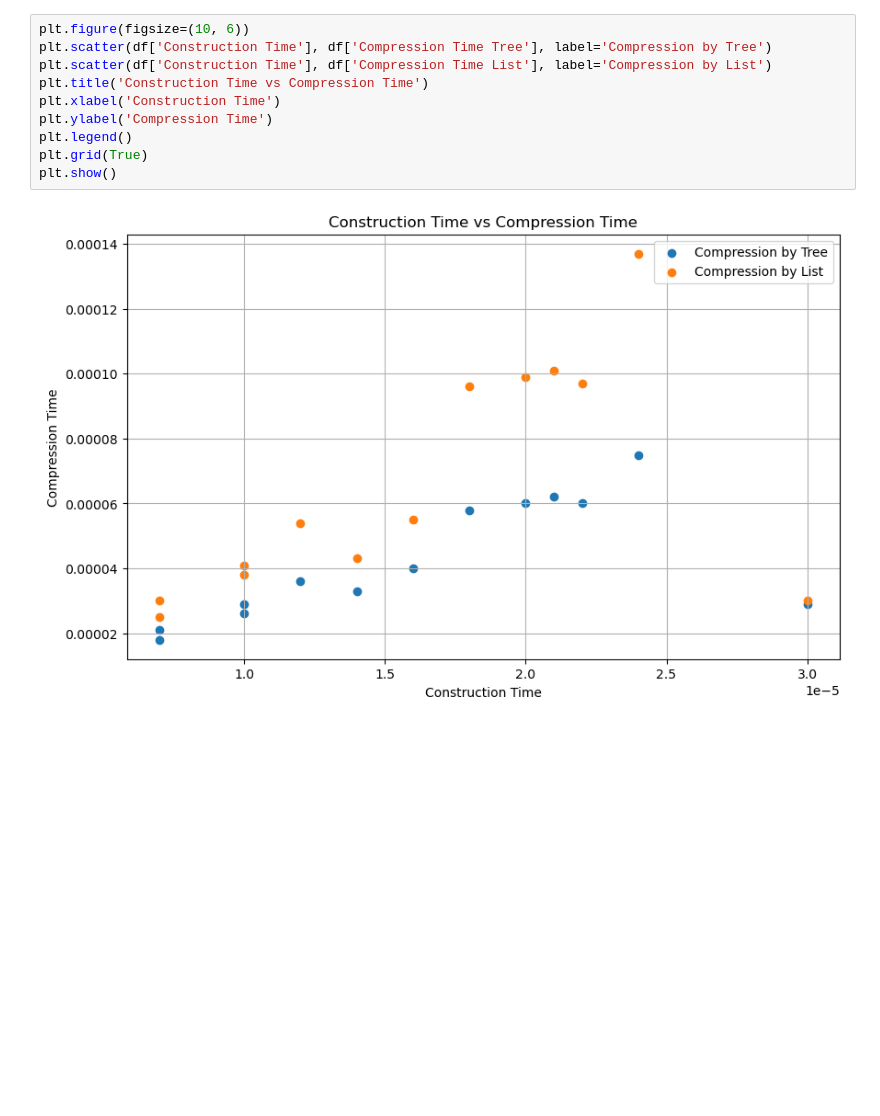
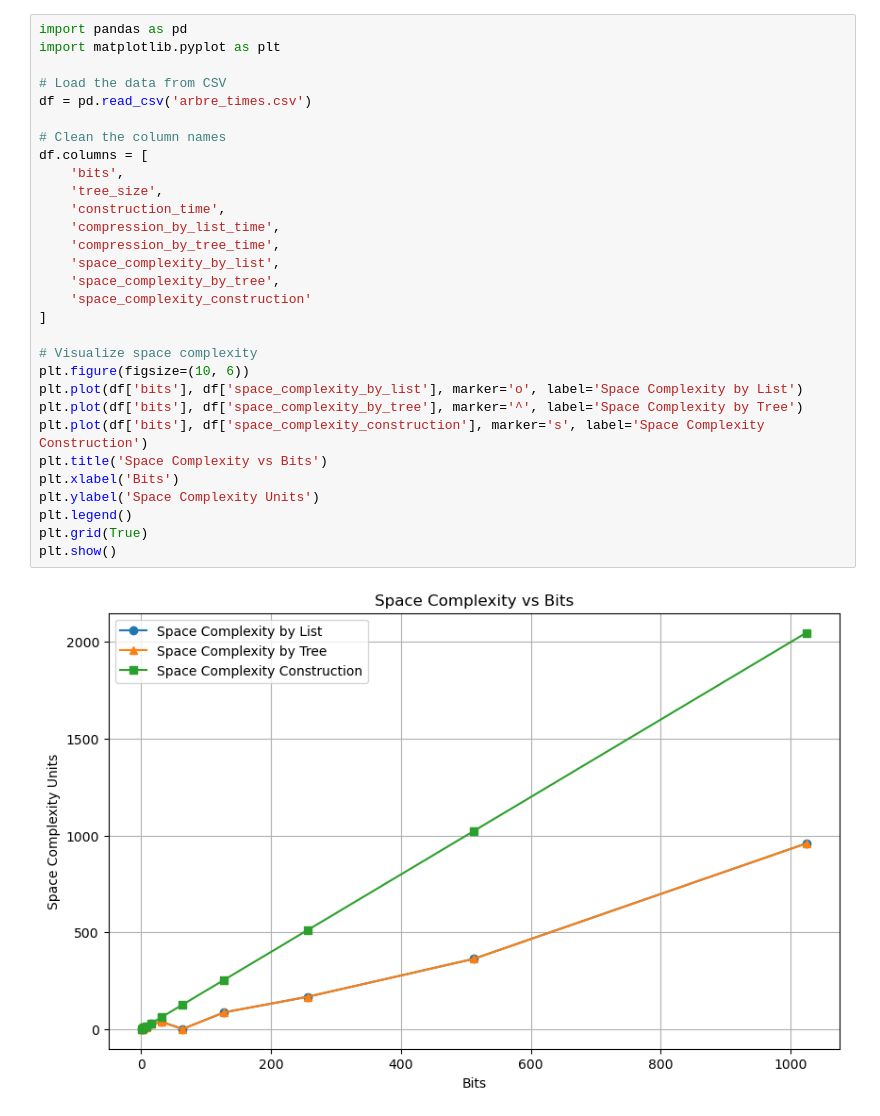
Before and after one commit to ZhangAriane/projet_ouv, a Jupyter notebook: analyse_algo.ipynb, the cells around one changed output. Saved outputs shown, nothing was run; the diff lists cells and outputs as text; blank space fills up the shorter version.

```diff
--- a/analyse_algo.ipynb
+++ b/analyse_algo.ipynb
@@ -26,15 +39,35 @@ for metric in metrics:
 # %%
+import pandas as pd
+import matplotlib.pyplot as plt
+
+# Load the data from CSV
+df = pd.read_csv('arbre_times.csv')
+
+# Clean the column names
+df.columns = [
+    'bits',
+    'tree_size',
+    'construction_time',
+    'compression_by_list_time',
+    'compression_by_tree_time',
+    'space_complexity_by_list',
+    'space_complexity_by_tree',
+    'space_complexity_construction'
+]
+
+# Visualize space complexity
 plt.figure(figsize=(10, 6))
-plt.scatter(df['Construction Time'], df['Compression Time Tree'], label='Compression by Tree')
-plt.scatter(df['Construction Time'], df['Compression Time List'], label='Compression by List')
-plt.title('Construction Time vs Compression Time')
-plt.xlabel('Construction Time')
-plt.ylabel('Compression Time')
+plt.plot(df['bits'], df['space_complexity_by_list'], marker='o', label='Space Complexity by List')
+plt.plot(df['bits'], df['space_complexity_by_tree'], marker='^', label='Space Complexity by Tree')
+plt.plot(df['bits'], df['space_complexity_construction'], marker='s', label='Space Complexity Construction')
+plt.title('Space Complexity vs Bits')
+plt.xlabel('Bits')
+plt.ylabel('Space Complexity Units')
 plt.legend()
 plt.grid(True)
 plt.show()
 # %% [output]
-[figure, old version]
+[figure, new version]
 # %%
 import pandas as pd
 import matplotlib.pyplot as plt
```
Also changed, not shown: parts of 3 cells of this notebook, 7 other files.
